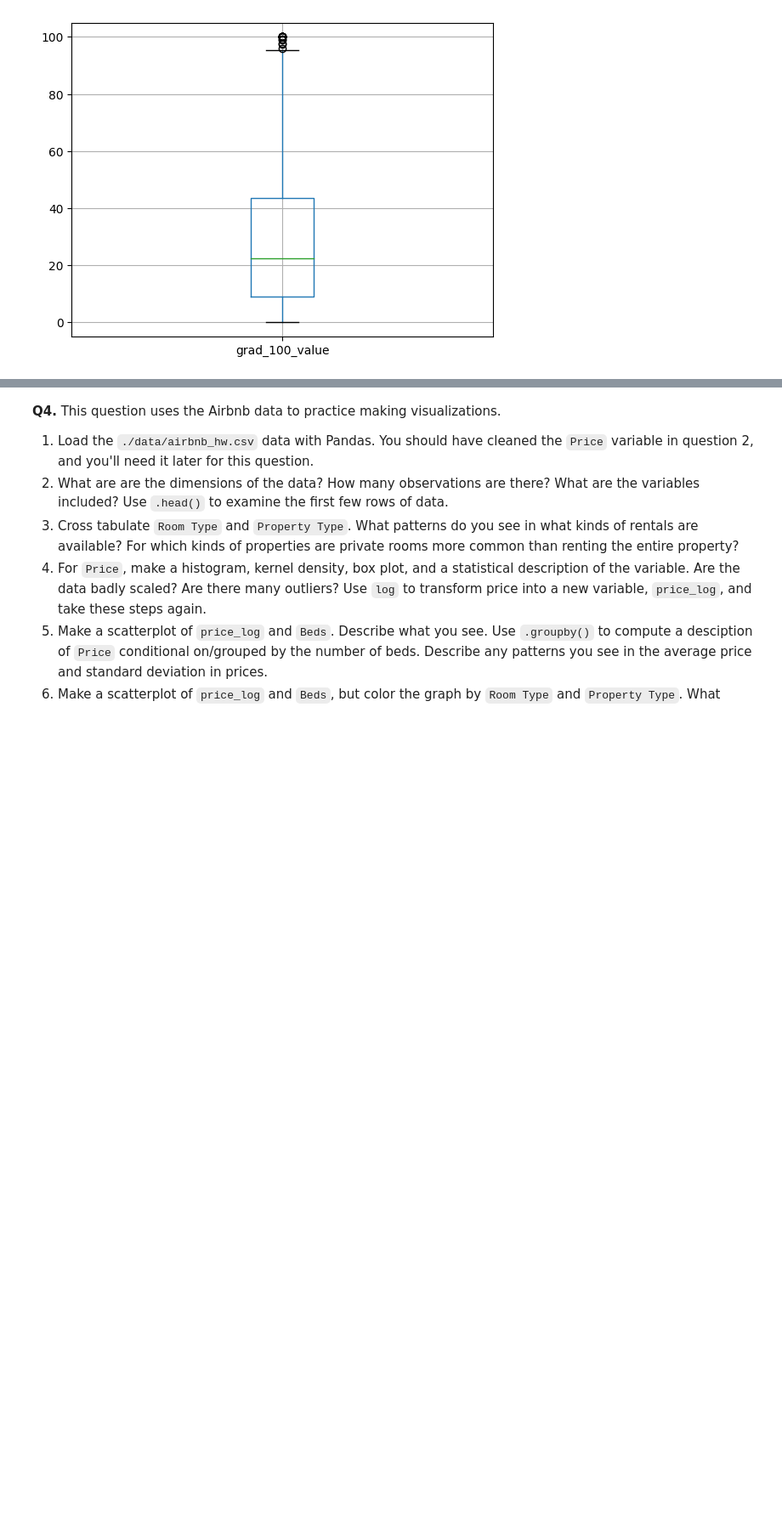
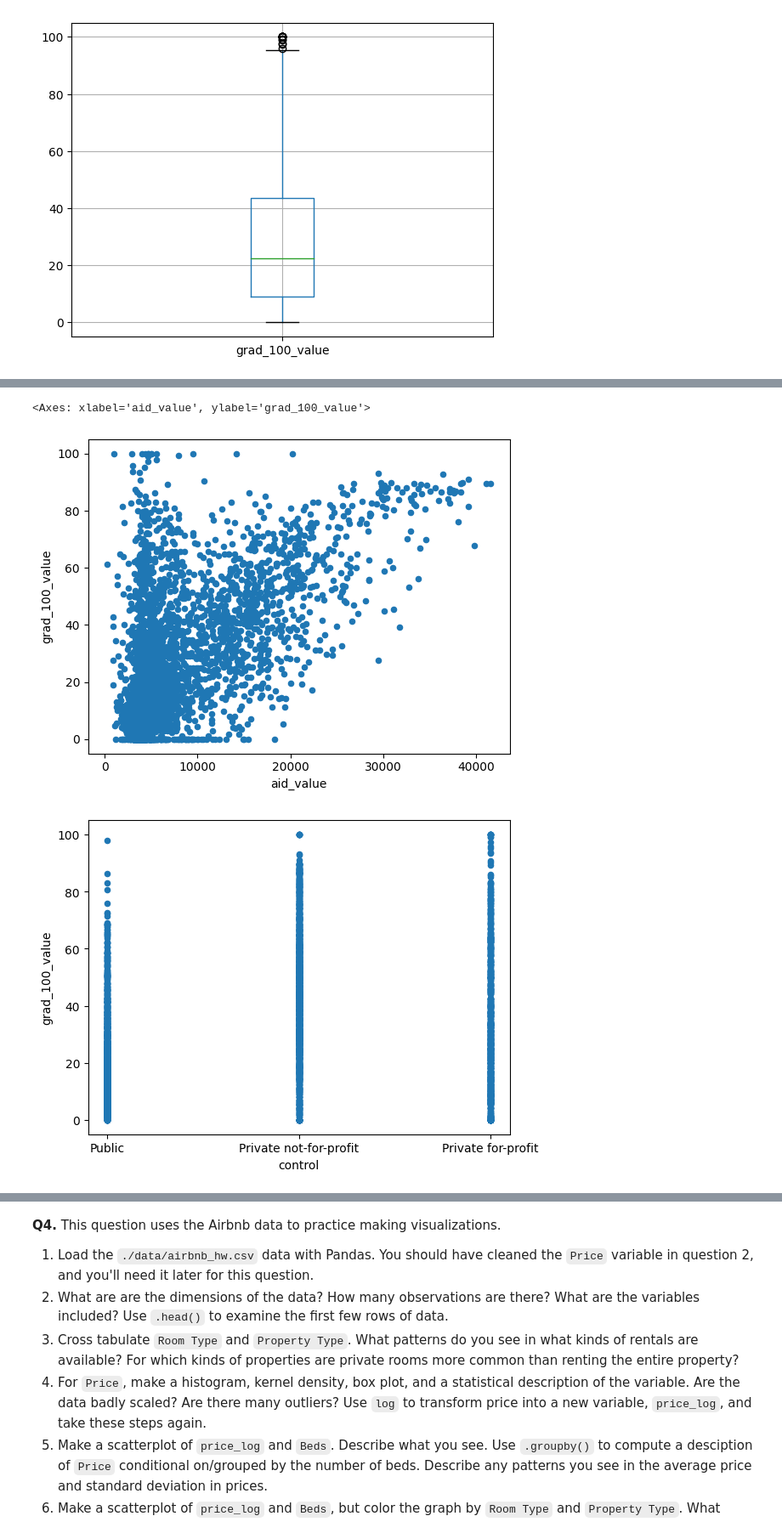
Before and after one commit to Shruti-Elango/assignment2.DS3003, a Jupyter notebook: assignment2.ipynb, the cells around one changed output, grey strips where cells are left out. Shown at 85% size. Cells and saved outputs as stored; diff of their text form; code cells hidden in the pictures; blank space fills up the shorter version.

```diff
--- a/assignment2.ipynb
+++ b/assignment2.ipynb
@@ -189,0 +246,14 @@ df.boxplot(column = 'grad_100_value') #boxplot
+# %%
+#8. Make a scatterplot of grad_100_value by aid_value. Describe what you see.
+#Now make the same plot, grouping by level and then control. Describe what you see. For which kinds of institutions does aid seem to increase graduation rates?
+df.plot.scatter(y='grad_100_value',x='aid_value')
+df.plot.scatter(y='grad_100_value',x='control')
+df.plot.scatter(y='grad_100_value',x='level')
+
+df.plot.hexbin(y='grad_100_value',x='aid_value')
+#aid seem to increase graduation rates for private for profit institutions where they need a lot more aid in order to graduate
+#The more people need more aid the higher the grad_100_value is
+# %% [output]
+<Axes: xlabel='aid_value', ylabel='grad_100_value'>
+[figure, added]
+[figure, added]
```
Also changed, not shown: parts of 4 cells of this notebook.
